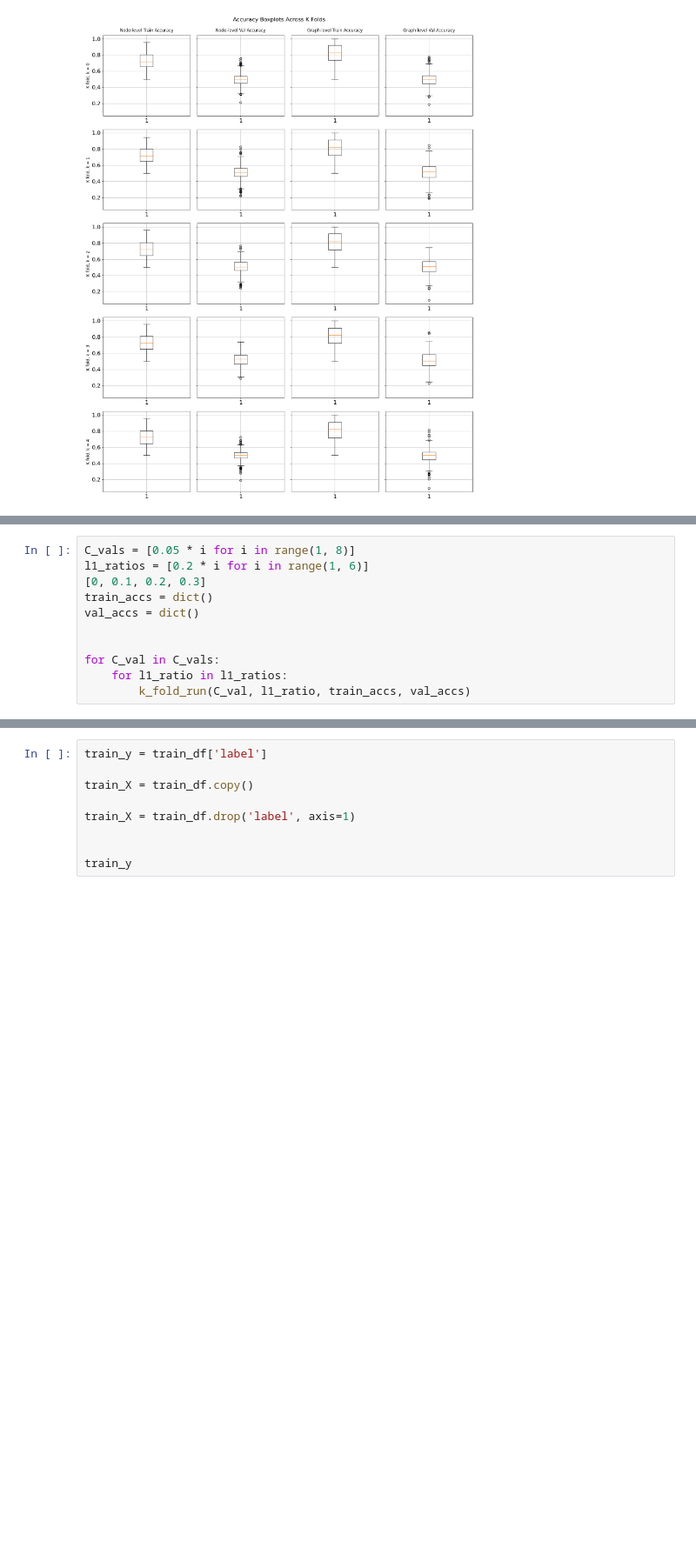
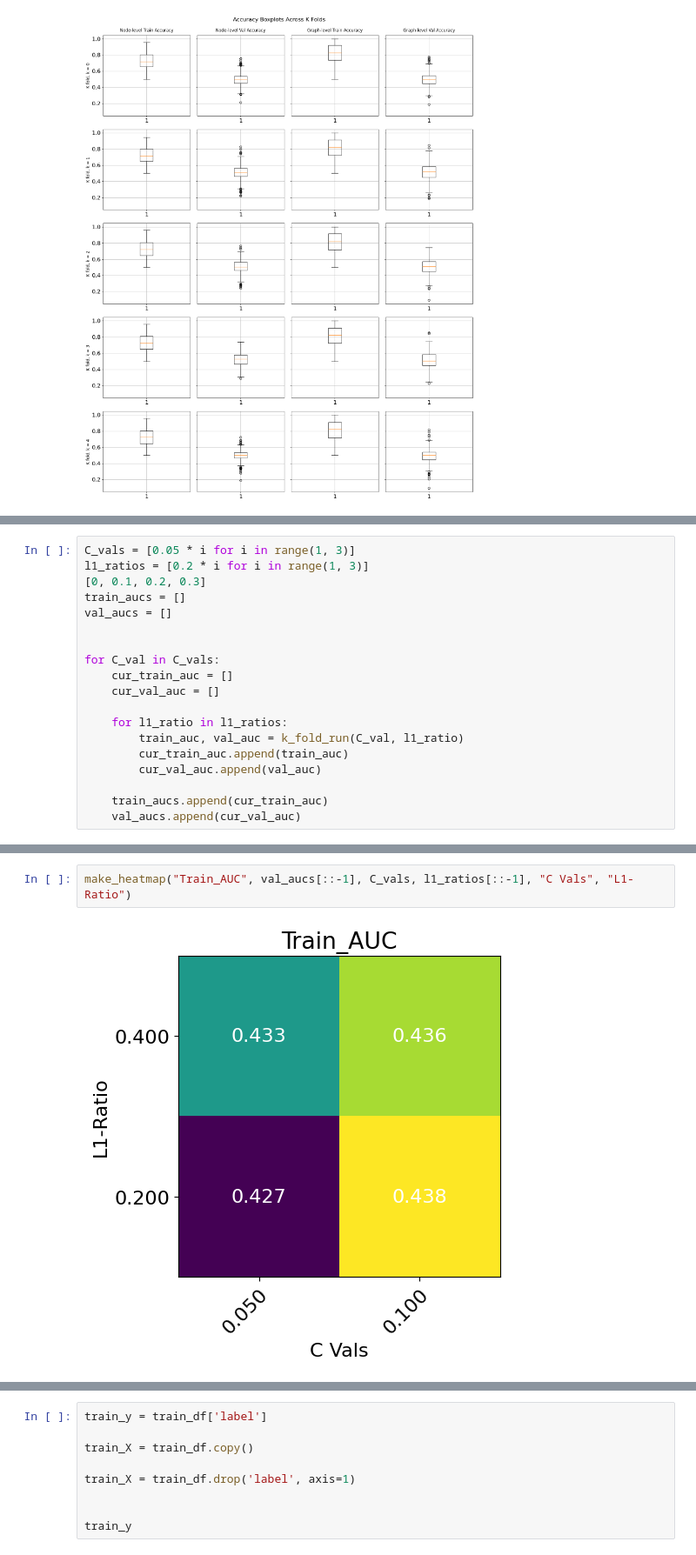
Before and after one commit to luciancahil/omnics_compact, a Jupyter notebook: gse129705.ipynb, the cells around one changed output, grey strips where cells are left out. Shown at 87% size. Saved outputs shown, nothing was run; the diff lists cells and outputs as text; blank space fills up the shorter version.

```diff
--- a/gse129705.ipynb
+++ b/gse129705.ipynb
@@ -727,14 +724,22 @@ def k_fold_run(C_val, l1_ratio, train_accs, val_accs):
 # %%
-C_vals = [0.05 * i for i in range(1, 8)]
-l1_ratios = [0.2 * i for i in range(1, 6)]
+C_vals = [0.05 * i for i in range(1, 3)]
+l1_ratios = [0.2 * i for i in range(1, 3)]
 [0, 0.1, 0.2, 0.3]
-train_accs = dict()
-val_accs = dict()
+train_aucs = []
+val_aucs = []
 
 
 for C_val in C_vals:
+    cur_train_auc = []
+    cur_val_auc = []
+
     for l1_ratio in l1_ratios:
-        k_fold_run(C_val, l1_ratio, train_accs, val_accs)
+        train_auc, val_auc = k_fold_run(C_val, l1_ratio)
+        cur_train_auc.append(train_auc)
+        cur_val_auc.append(val_auc)
+
+    train_aucs.append(cur_train_auc)
+    val_aucs.append(cur_val_auc)
 # %% [output]
 (C, l1): (0.05, 0.2)
 Hi!
@@ -743,0 +793,4 @@ K: 0
+# %%
+make_heatmap("Train_AUC", val_aucs[::-1], C_vals, l1_ratios[::-1], "C Vals", "L1-Ratio")
+# %% [output]
+[figure, added]
```
Also changed, not shown: parts of 10 cells of this notebook.
